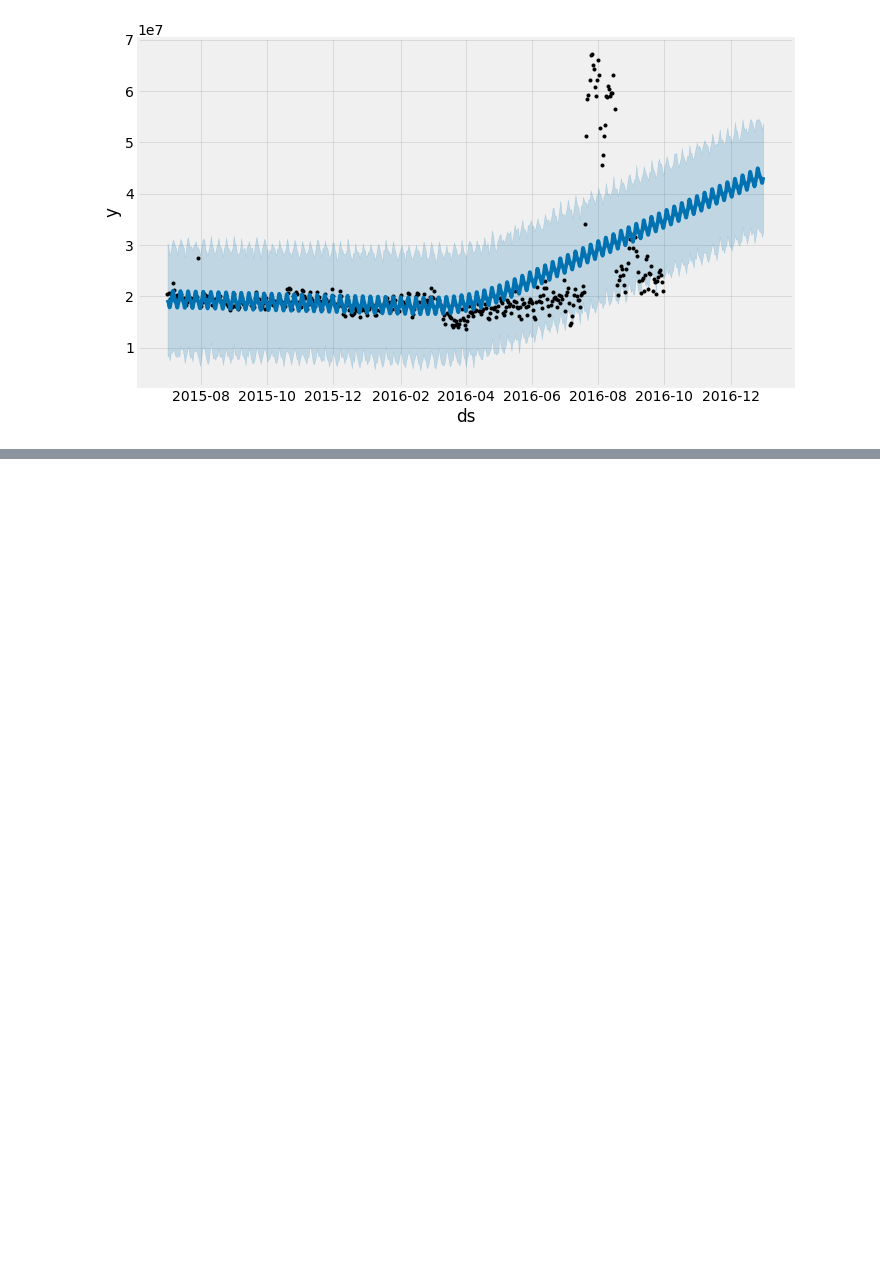
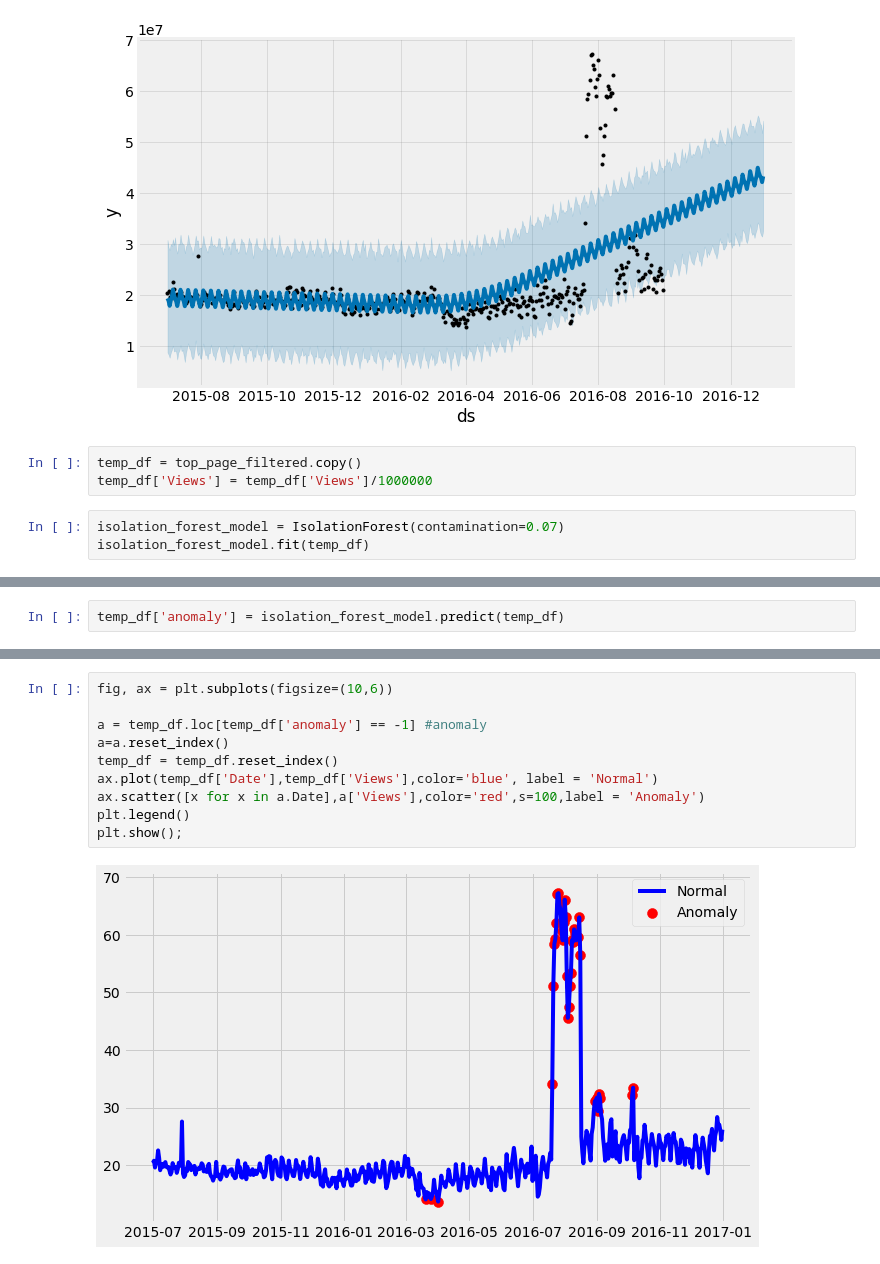
Before and after one commit to Subikshaa/Time-Series-Forecasting-on-Web-Traffic-Dataset, a Jupyter notebook: forecast.ipynb, the cells around one changed output, grey strips where cells are left out. Cells and saved outputs as stored; diff of their text form; blank space fills up the shorter version.

Commit message:
Isolation forest model

```diff
--- a/forecast.ipynb
+++ b/forecast.ipynb
@@ -619,3 +624,9 @@ fig = prophet_model.plot_components(forecast)
 fig1 = prophet_model.plot(forecast)
 # %% [output]
 [figure]
+# %%
+temp_df = top_page_filtered.copy()
+temp_df['Views'] = temp_df['Views']/1000000
+# %%
+isolation_forest_model = IsolationForest(contamination=0.07)
+isolation_forest_model.fit(temp_df)
@@ -621,0 +638,2 @@ fig1 = prophet_model.plot(forecast)
+# %%
+temp_df['anomaly'] = isolation_forest_model.predict(temp_df)
@@ -621,0 +652,12 @@ fig1 = prophet_model.plot(forecast)
+# %%
+fig, ax = plt.subplots(figsize=(10,6))
+
+a = temp_df.loc[temp_df['anomaly'] == -1] #anomaly
+a=a.reset_index()
+temp_df = temp_df.reset_index()
+ax.plot(temp_df['Date'],temp_df['Views'],color='blue', label = 'Normal')
+ax.scatter([x for x in a.Date],a['Views'],color='red',s=100,label = 'Anomaly')
+plt.legend()
+plt.show();
+# %% [output]
+[figure, added]
```
Also changed, not shown: parts of 11 cells of this notebook.
